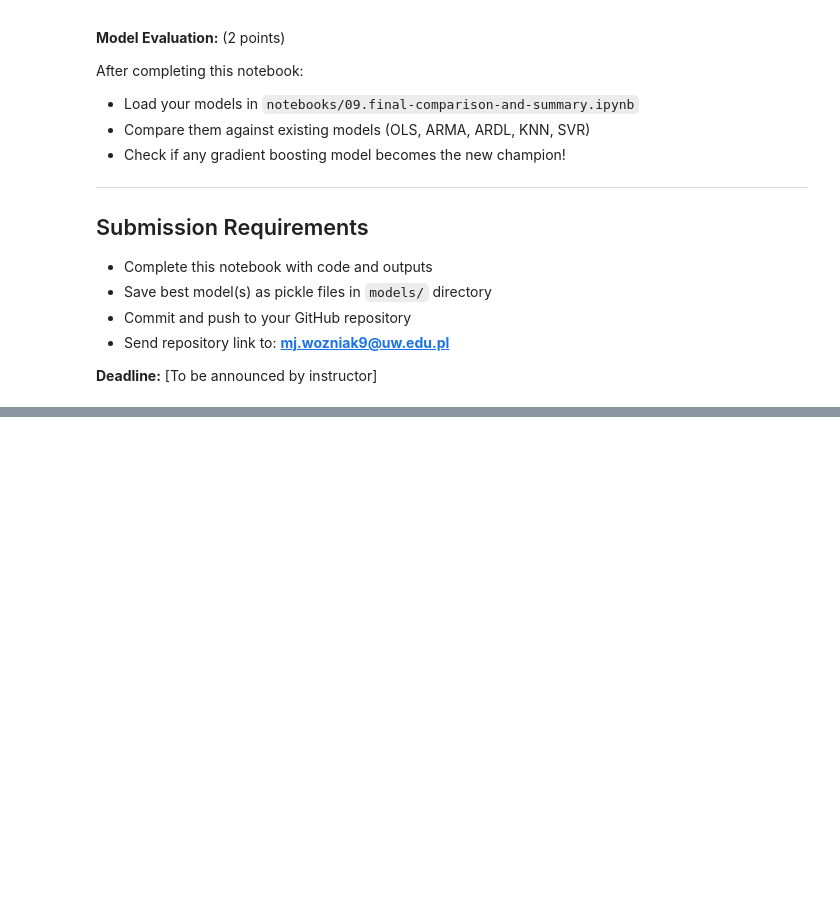
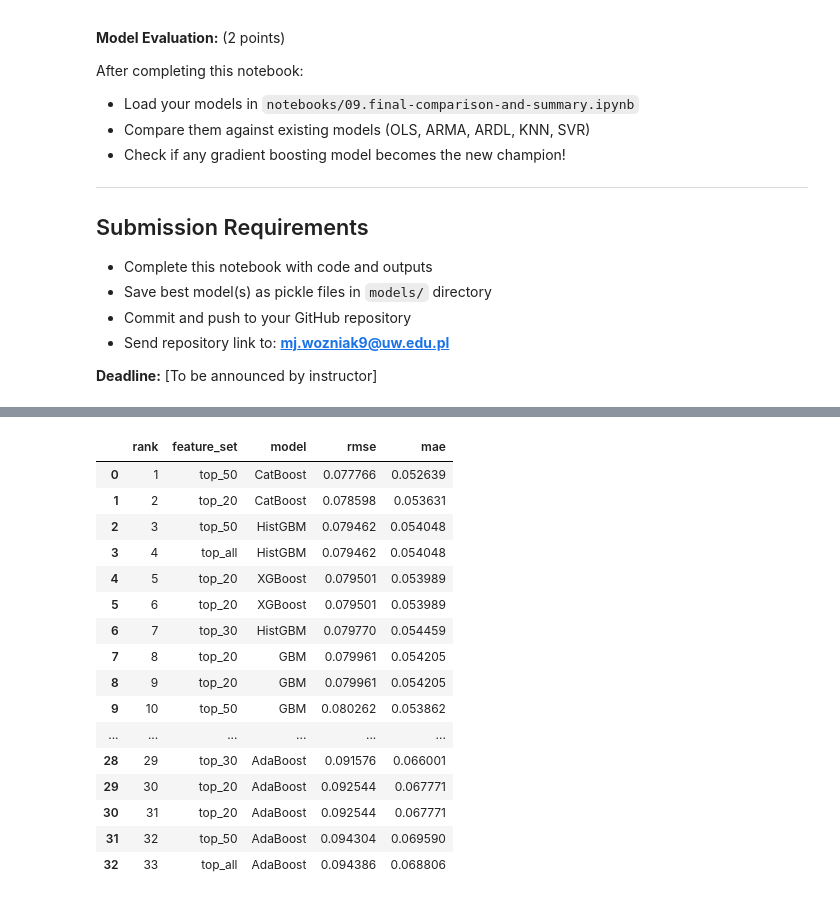
Before and after one commit to jakub-filon/tax_avoidance_gradient_boosting, a Jupyter notebook: notebooks/12.gradient-boost-task.ipynb, the cells around one changed output, grey strips where cells are left out. Cells and saved outputs as stored; diff of their text form; code cells hidden in the pictures; blank space fills up the shorter version.

```diff
--- a/notebooks/12.gradient-boost-task.ipynb
+++ b/notebooks/12.gradient-boost-task.ipynb
@@ -66,0 +514,27 @@ After completing this notebook:
+# %%
+test_df = (
+    pd.DataFrame(test_performance)
+    .sort_values('rmse')
+    .reset_index(drop=True)
+    .assign(rank=lambda df: df.index + 1)
+    [['rank', 'feature_set', 'model', 'rmse', 'mae']]
+ )
+test_df
+# %% [output]
+|  | rank | feature_set | model | rmse | mae |
+| 0 | 1 | top_50 | CatBoost | 0.077766 | 0.052639 |
+| 1 | 2 | top_20 | CatBoost | 0.078598 | 0.053631 |
+| 2 | 3 | top_50 | HistGBM | 0.079462 | 0.054048 |
+| 3 | 4 | top_all | HistGBM | 0.079462 | 0.054048 |
+| 4 | 5 | top_20 | XGBoost | 0.079501 | 0.053989 |
+| 5 | 6 | top_20 | XGBoost | 0.079501 | 0.053989 |
+| 6 | 7 | top_30 | HistGBM | 0.079770 | 0.054459 |
+| 7 | 8 | top_20 | GBM | 0.079961 | 0.054205 |
+| 8 | 9 | top_20 | GBM | 0.079961 | 0.054205 |
+| 9 | 10 | top_50 | GBM | 0.080262 | 0.053862 |
+| ... | ... | ... | ... | ... | ... |
+| 28 | 29 | top_30 | AdaBoost | 0.091576 | 0.066001 |
+| 29 | 30 | top_20 | AdaBoost | 0.092544 | 0.067771 |
+| 30 | 31 | top_20 | AdaBoost | 0.092544 | 0.067771 |
+| 31 | 32 | top_50 | AdaBoost | 0.094304 | 0.069590 |
+| 32 | 33 | top_all | AdaBoost | 0.094386 | 0.068806 |
```
Also changed, not shown: parts of 15 cells of this notebook, 8 other files.
